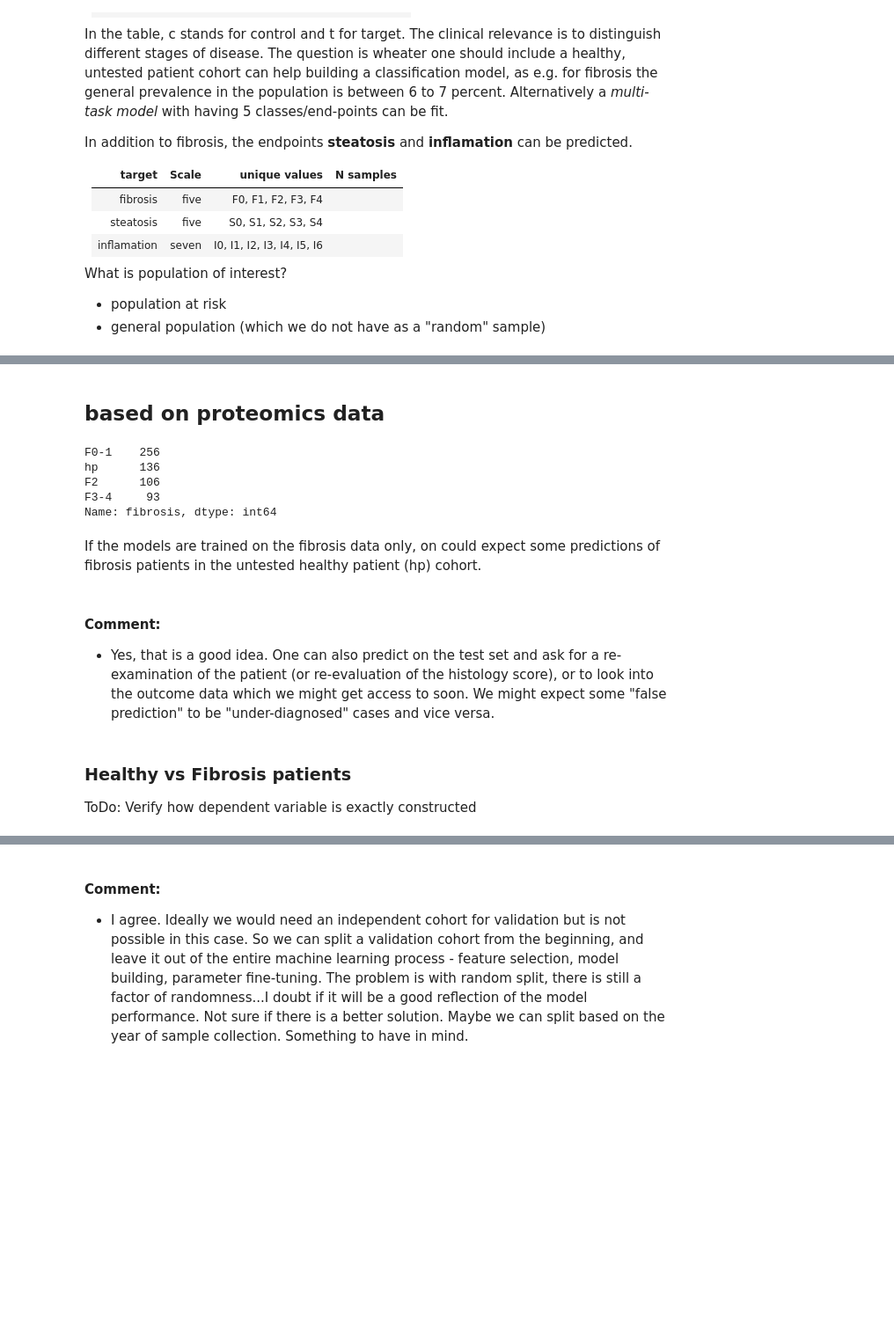
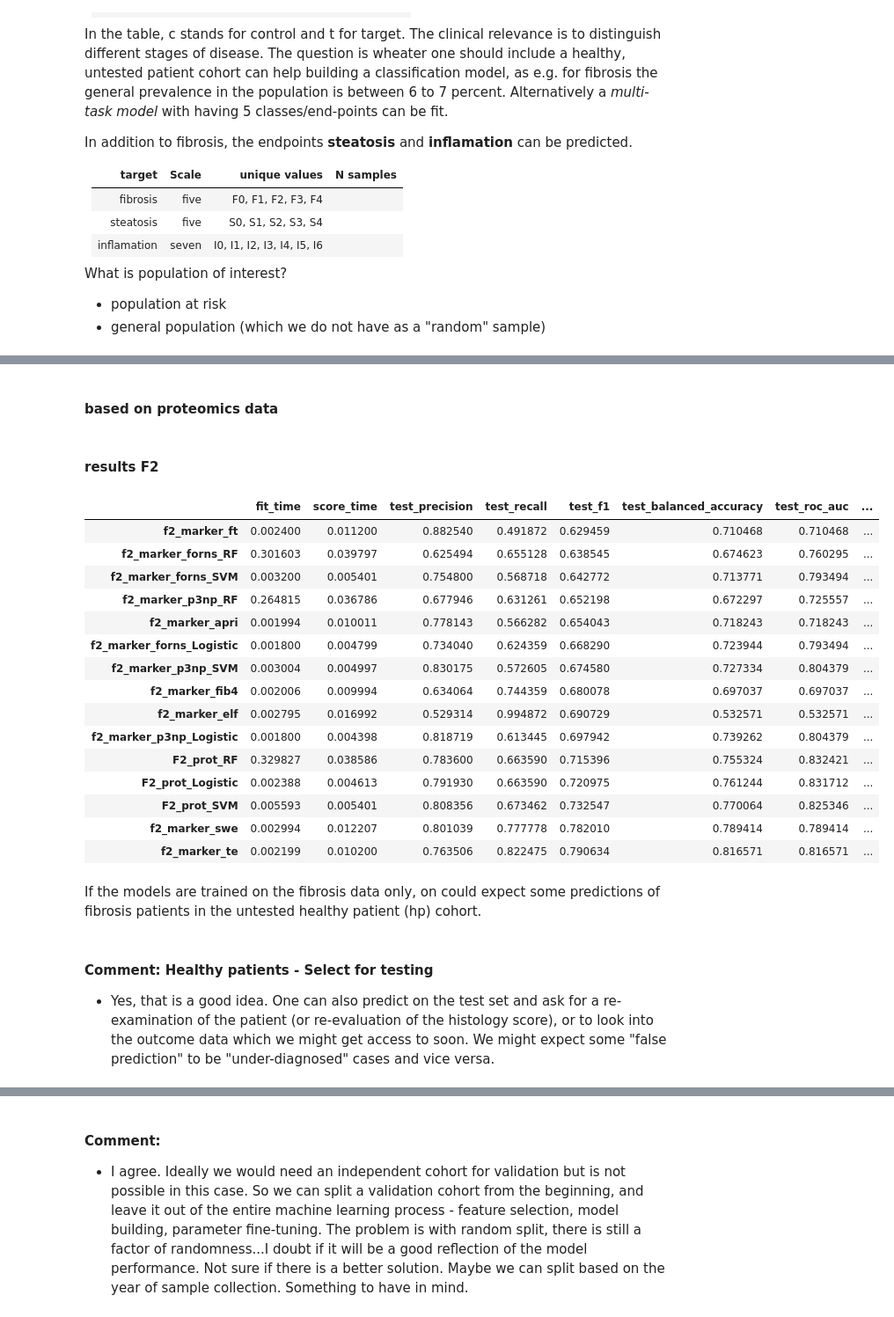
Before and after one commit to llniu/ALD-study, a Jupyter notebook: ald_analysis_hw.ipynb, the cells around one changed output, grey strips where cells are left out. Shown at 88% size. Cells and saved outputs as stored; diff of their text form; code cells hidden in the pictures; blank space fills up the shorter version.

```diff
--- a/ald_analysis_hw.ipynb
+++ b/ald_analysis_hw.ipynb
@@ -398,0 +1144,10 @@ What is population of interest?
+# %%
+results = {}
+for key, clf in clf_f2_threshold.items():
+    _X = X[key].to_frame().dropna()
+    _y = y.loc[_X.index].dropna()
+    assert _X.isna().sum().sum() == 0
+    assert _y.isna().sum() == 0
+
+    _res = run_cv_binary({'f2_marker_'+key:clf}, X=_X, y=_y)
+    results.update(_res)
@@ -399,10 +1156,44 @@ What is population of interest?
+# %%
+for key_marker in ['forns', 'p3np']:
+    _X = X[key_marker].to_frame().dropna()
+    _y = y.loc[_X.index].dropna()
+    assert _X.isna().sum().sum() == 0
+    assert _y.isna().sum() == 0
+
+    _res = {}
+    for key_clf, clf in clf_sklearn.items():
+        _res.update(run_cv_binary({'f2_marker_{}_{}'.format(key_marker, key_clf):clf}, X=_X, y=_y))
+    results.update(_res)
 # %% [markdown]
-## based on proteomics data
+#### based on proteomics data
-# %%
-data_ml_proteomics.fibrosis.value_counts(dropna=False)
-# %% [output]
-F0-1    256
-hp      136
-F2      106
-F3-4     93
-Name: fibrosis, dtype: int64
+# %%
+_X = data_proteomics[proteins_selected]
+in_both = y.index.intersection(_X.index)
+_X = _X.loc[in_both]
+_y = y.loc[in_both]
+# %%
+results.update(
+    run_cv_binary(clf_sklearn, X=_X, y=_y, prefix='F2_prot_')
+)
+# %% [markdown]
+#### results F2
+# %%
+result_table_f2 = _get_cv_means(results).sort_values('test_f1')
+result_table_f2
+# %% [output]
+|  | fit_time | score_time | test_precision | test_recall | test_f1 | test_balanced_accuracy | test_roc_auc | ... |
+| f2_marker_ft | 0.002400 | 0.011200 | 0.882540 | 0.491872 | 0.629459 | 0.710468 | 0.710468 | ... |
+| f2_marker_forns_RF | 0.301603 | 0.039797 | 0.625494 | 0.655128 | 0.638545 | 0.674623 | 0.760295 | ... |
+| f2_marker_forns_SVM | 0.003200 | 0.005401 | 0.754800 | 0.568718 | 0.642772 | 0.713771 | 0.793494 | ... |
+| f2_marker_p3np_RF | 0.264815 | 0.036786 | 0.677946 | 0.631261 | 0.652198 | 0.672297 | 0.725557 | ... |
+| f2_marker_apri | 0.001994 | 0.010011 | 0.778143 | 0.566282 | 0.654043 | 0.718243 | 0.718243 | ... |
+| f2_marker_forns_Logistic | 0.001800 | 0.004799 | 0.734040 | 0.624359 | 0.668290 | 0.723944 | 0.793494 | ... |
+| f2_marker_p3np_SVM | 0.003004 | 0.004997 | 0.830175 | 0.572605 | 0.674580 | 0.727334 | 0.804379 | ... |
+| f2_marker_fib4 | 0.002006 | 0.009994 | 0.634064 | 0.744359 | 0.680078 | 0.697037 | 0.697037 | ... |
+| f2_marker_elf | 0.002795 | 0.016992 | 0.529314 | 0.994872 | 0.690729 | 0.532571 | 0.532571 | ... |
+| f2_marker_p3np_Logistic | 0.001800 | 0.004398 | 0.818719 | 0.613445 | 0.697942 | 0.739262 | 0.804379 | ... |
+| F2_prot_RF | 0.329827 | 0.038586 | 0.783600 | 0.663590 | 0.715396 | 0.755324 | 0.832421 | ... |
+| F2_prot_Logistic | 0.002388 | 0.004613 | 0.791930 | 0.663590 | 0.720975 | 0.761244 | 0.831712 | ... |
+| F2_prot_SVM | 0.005593 | 0.005401 | 0.808356 | 0.673462 | 0.732547 | 0.770064 | 0.825346 | ... |
+| f2_marker_swe | 0.002994 | 0.012207 | 0.801039 | 0.777778 | 0.782010 | 0.789414 | 0.789414 | ... |
+| f2_marker_te | 0.002199 | 0.010200 | 0.763506 | 0.822475 | 0.790634 | 0.816571 | 0.816571 | ... |
@@ -409,9 +1203,5 @@ Name: fibrosis, dtype: int64
 # %% [markdown]
 If the models are trained on the fibrosis data only, on could expect some predictions of fibrosis patients in the untested healthy patient (hp) cohort.
 # %% [markdown]
-#### Comment:
+#### Comment: Healthy patients - Select for testing
 - Yes, that is a good idea. One can also predict on the test set and ask for a re-examination of the patient (or re-evaluation of the histology score), or to look into the outcome data which we might get access to soon. We might expect some "false prediction" to be "under-diagnosed" cases and vice versa.
-# %% [markdown]
-### Healthy vs Fibrosis patients
-
-ToDo: Verify how dependent variable is exactly constructed
```
Also changed, not shown: parts of 162 cells of this notebook.
